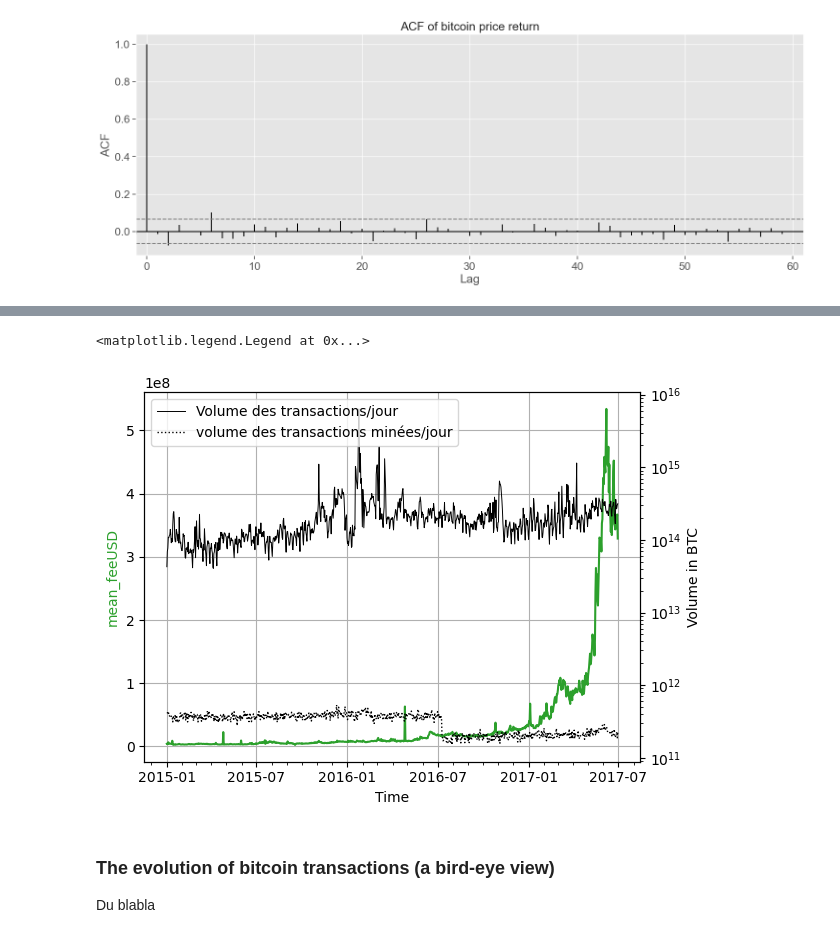
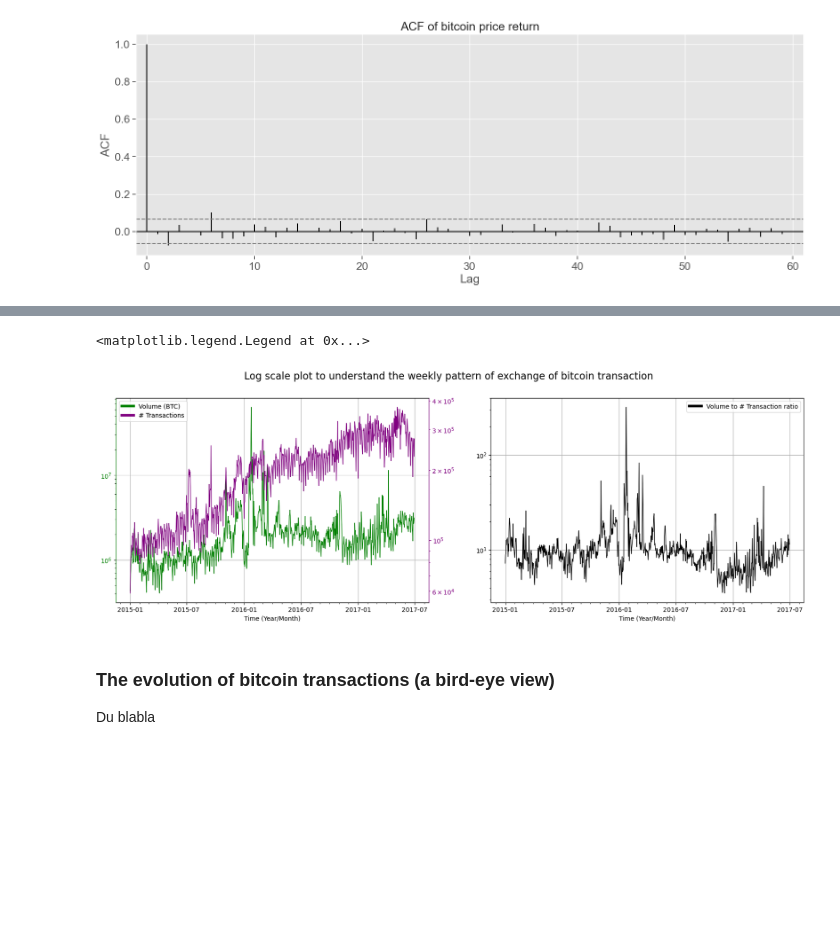
Before and after one commit to trsdimi/big-data, a Jupyter notebook: main.ipynb, the cells around one changed output, grey strips where cells are left out. Cells and saved outputs as stored; diff of their text form; code cells hidden in the pictures; blank space fills up the shorter version.

```diff
--- a/main.ipynb
+++ b/main.ipynb
@@ -325,33 +293,45 @@ fig.tight_layout()  # otherwise the right y-label is slightly clipped
-# %%
-plt.style.use('default')
-global_data['date'] = pd.to_datetime(global_data['date'])
-
-fig, ax1 = plt.subplots()
-
-color = 'tab:green'
-ax1.set_xlabel('Time')
-ax1.set_ylabel('mean_feeUSD', color=color)
-ax1.plot(global_data['date'], global_data['mean_feeUSD'], color=color, label='Prix journalier moyen en USD')
-
-ax1.xaxis.set_major_formatter(mdates.DateFormatter('%Y-%m'))
-ax1.xaxis.set_major_locator(mdates.MonthLocator(bymonth=(1, 7)))
-ax1.xaxis.set_minor_locator(mdates.MonthLocator())
-
-ax1.grid(True)
-
-ax2 = ax1.twinx()  # instantiate a second axes that shares the same x-axis
-
-ax2.set_ylabel('Volume in BTC')  # we already handled the x-label with ax1
-ax2.plot(global_data['date'],global_data['volume_without_self'], color='k', linewidth=0.7, label='Volume des transactions/jour'),
-ax2.plot(global_data['date'],global_data['total_mining_satoshi'], color='k', linestyle=':',  linewidth=1, label='volume des transactions minées/jour'),
-
-plt.yscale('log')
-
-
-plt.legend(loc='upper left')
-# %% [output]
-<matplotlib.legend.Legend at 0x...>
-[figure, removed]
+# %%
+plt.style.use('default')
+global_data['date'] = pd.to_datetime(global_data['date'])
+
+fig, ax = plt.subplots(1,2, figsize=(20, 6))
+fig.suptitle('Log scale plot to understand the weekly pattern of exchange of bitcoin transaction', fontsize=16)
+
+ax1 = ax[0]
+ax3 = ax[1]
+
+color = 'green'
+ax1.set_yscale('log')
+ax1.set_xlabel('Time (Year/Month)')
+ax1.plot(global_data['date'], global_data['volume_without_self'] / 100000000, color=color, label='Volume (BTC)', lw=1)
+ax1.tick_params(axis='y', labelcolor=color)
+ax1.grid(True)
+ax1.xaxis.set_major_formatter(mdates.DateFormatter('%Y-%m'))
+ax1.xaxis.set_major_locator(mdates.MonthLocator(bymonth=(1, 7)))
+ax1.xaxis.set_minor_locator(mdates.MonthLocator())
+
+ax2 = ax1.twinx()  # instantiate a second axes that shares the same x-axis
+color='purple'
+ax2.set_yscale('log')
+ax2.plot(global_data['date'], global_data['nb_transactions'], color=color, label='# Transactions', lw=1)
+ax2.tick_params(axis='y', colors='purple', which='both')
+custom_lines = [Line2D([0], [0], color='green', lw=4), Line2D([0], [0], color='purple', lw=4)]
+ax2.legend(custom_lines, ['Volume (BTC)', '# Transactions'])
+ax2.spines['right'].set_color('purple')
+ax2.spines['left'].set_color('green')
+
+ax3.plot(global_data['date'], (global_data['volume_without_self'] / 100000000) / global_data['nb_transactions'], color='black', label='Volume to # Transaction ratio', lw=1)
+ax3.set_yscale('log')
+ax3.set_xlabel('Time (Year/Month)')
+ax3.grid(True)
+ax3.xaxis.set_major_formatter(mdates.DateFormatter('%Y-%m'))
+ax3.xaxis.set_major_locator(mdates.MonthLocator(bymonth=(1, 7)))
+ax3.xaxis.set_minor_locator(mdates.MonthLocator())
+custom_line = Line2D([0], [0], color='black', lw=4)
+ax3.legend([custom_line], ['Volume to # Transaction ratio'])
+# %% [output]
+<matplotlib.legend.Legend at 0x...>
+[figure, added]
 # %% [markdown]
 ### The evolution of bitcoin transactions (a bird‑eye view)
 Du blabla
```
Also changed, not shown: parts of 6 cells of this notebook.
